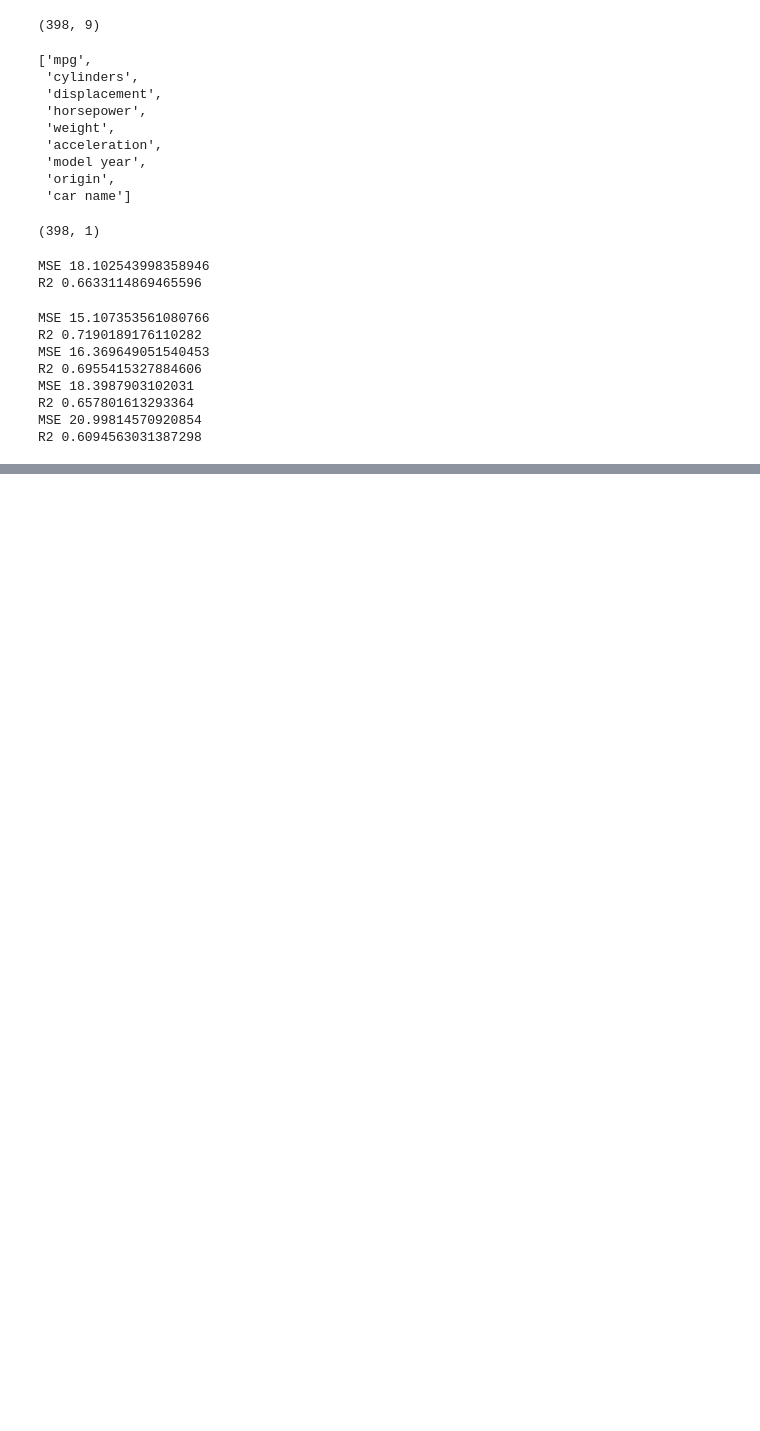
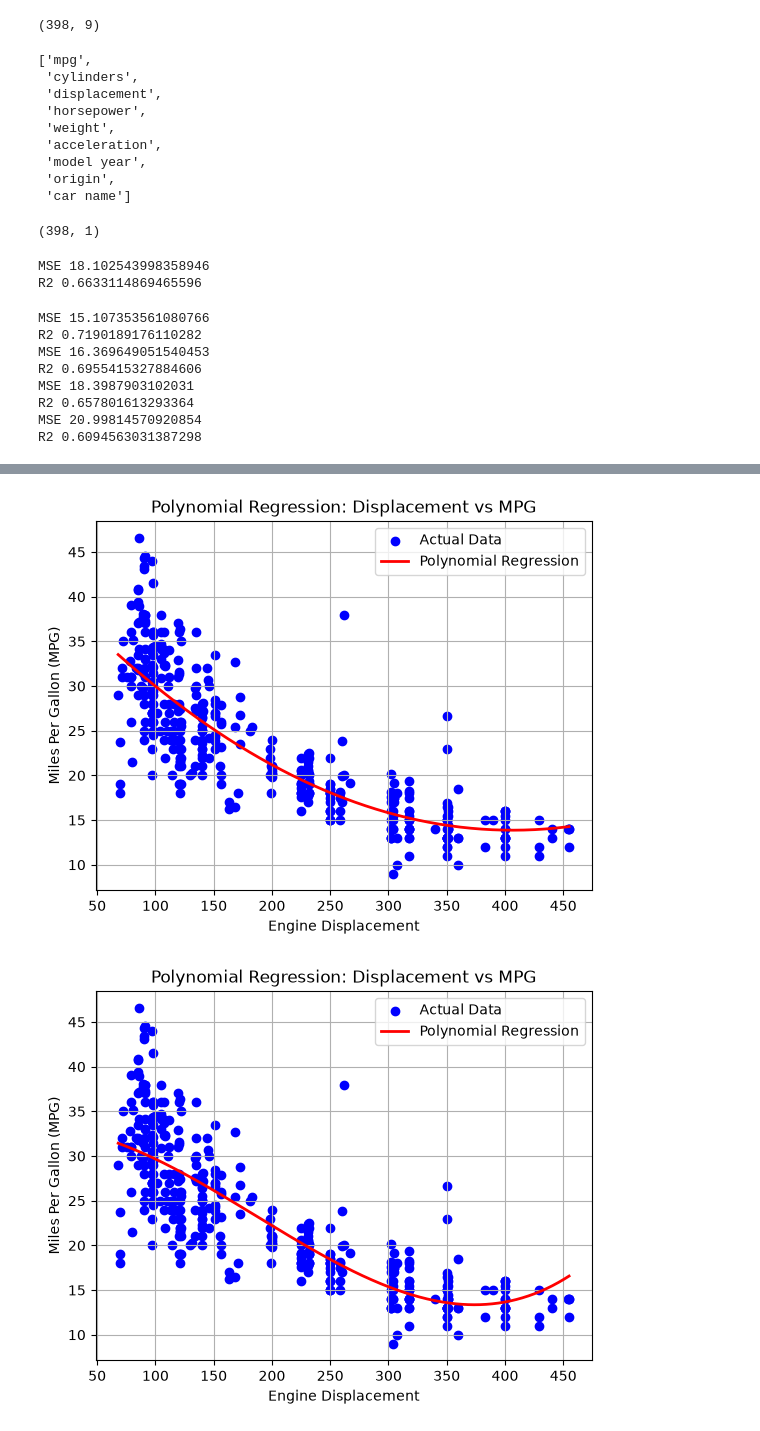
Before and after one commit to kichu3000/ML-LAB, a Jupyter notebook: poly.ipynb, the cells around one changed output, grey strips where cells are left out. Drawn from its saved outputs; the diff is of its cells as text; code cells hidden in the pictures; blank space fills up the shorter version.

```diff
--- a/poly.ipynb
+++ b/poly.ipynb
@@ -93,0 +113,55 @@ R2 0.6094563031387298
+# %%
+degrees = [2, 3, 4, 5]
+
+for degree in degrees:
+
+	poly = PolynomialFeatures(degree=degree)
+
+	X_poly = poly.fit_transform(x)
+
+	poly_model = LinearRegression()
+
+	poly_model.fit(X_poly, y)
+
+
+	# Create smooth X values for plotting
+	X_plot = np.linspace(
+	    x["displacement"].min(),
+	    x["displacement"].max(),
+	    300
+	).reshape(-1, 1)
+
+
+	# Transform X_plot into polynomial features
+	X_plot_poly = poly.transform(X_plot)
+
+	# Predict MPG
+	y_plot = poly_model.predict(X_plot_poly)
+
+
+	# Plot actual data
+	plt.scatter(
+	    x,
+	    y,
+	    color="blue",
+	    label="Actual Data"
+	)
+
+	# Plot polynomial curve
+	plt.plot(
+	    X_plot,
+	    y_plot,
+	    color="red",
+	    linewidth=2,
+	    label="Polynomial Regression"
+	)
+
+	plt.xlabel("Engine Displacement")
+	plt.ylabel("Miles Per Gallon (MPG)")
+	plt.title("Polynomial Regression: Displacement vs MPG")
+	plt.legend()
+	plt.grid()
+	plt.show()
+# %% [output]
+[figure, added]
+[figure, added]
```
Also changed, not shown: parts of 2 cells of this notebook.
